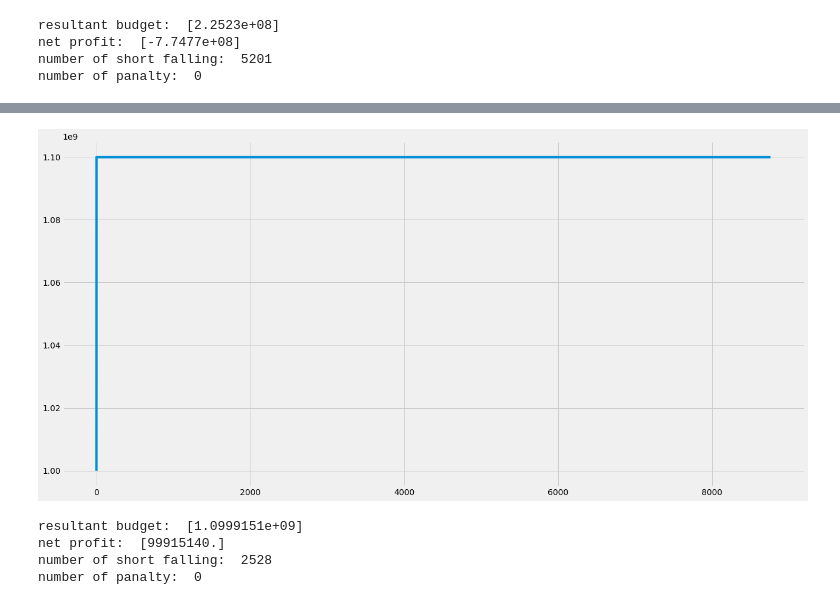
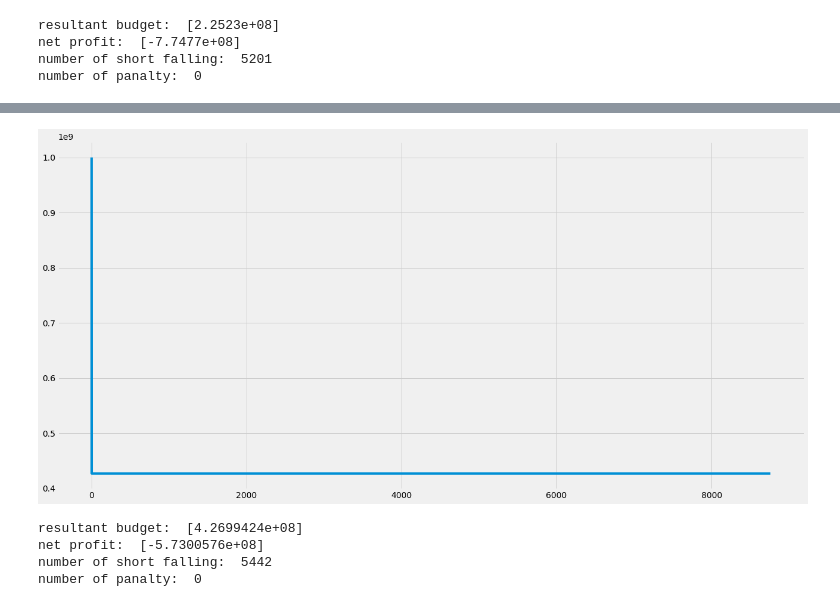
Before and after one commit to wesley34/ai4impactProject2, a Jupyter notebook: wesley_new_model.ipynb, the cells around one changed output, grey strips where cells are left out. Cells and saved outputs as stored; diff of their text form; code cells hidden in the pictures.

```diff
--- a/wesley_new_model.ipynb
+++ b/wesley_new_model.ipynb
@@ -563,8 +579,8 @@ y_predict_holdout = np.array([i if i>0 else 0  for i in holdout_y_hat_inversed])
 # %%
-trading(y_predict_holdout,np.array(holdout_y))
+trading(np.array(holdout_y),y_predict_holdout)
 # %% [output]
-[figure, old version]
+[figure, new version]
-resultant budget:  [1.0999151e+09]
-net profit:  [99915140.]
-number of short falling:  2528
+resultant budget:  [4.2699424e+08]
+net profit:  [-5.7300576e+08]
+number of short falling:  5442
 number of panalty:  0
```
Also changed, not shown: parts of 7 cells of this notebook.
